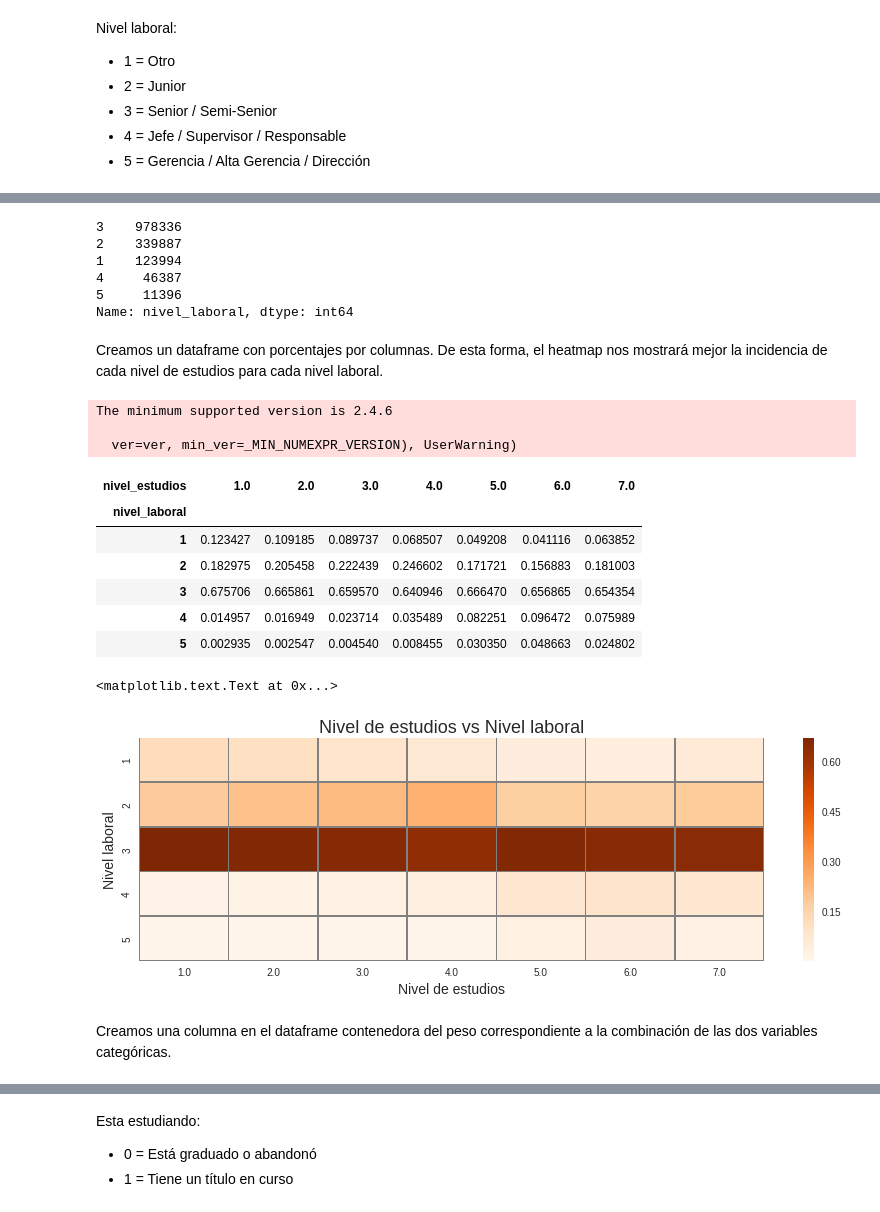
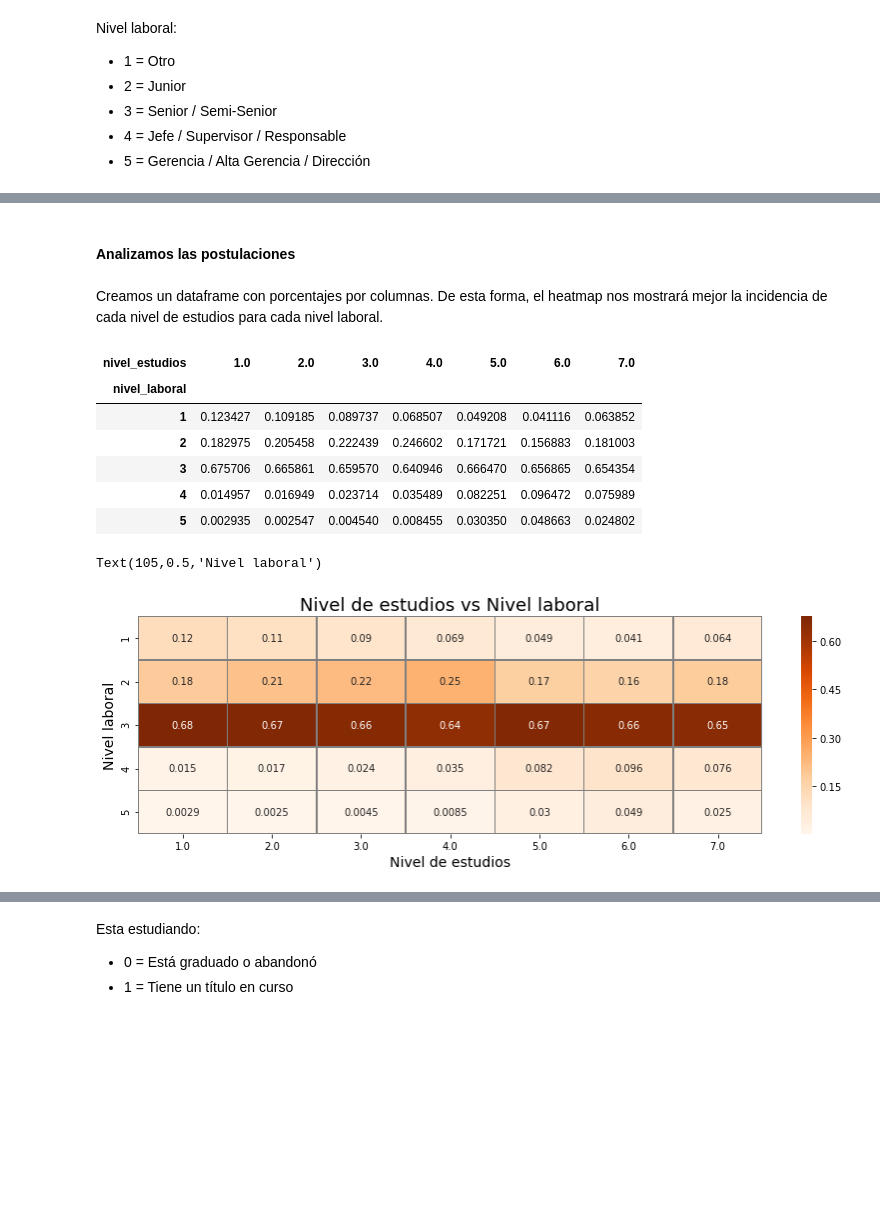
Before and after one commit to franhermani/TP2-7506, a Jupyter notebook: feature_engineering.ipynb, the cells around one changed output, grey strips where cells are left out. Cells and saved outputs as stored; diff of their text form; code cells hidden in the pictures; blank space fills up the shorter version.

```diff
--- a/feature_engineering.ipynb
+++ b/feature_engineering.ipynb
@@ -82,21 +121,11 @@ Name: nivel_estudios, dtype: int64
-# %%
-modelo_si['nivel_laboral'].value_counts()
-# %% [output]
-3    978336
-2    339887
-1    123994
-4     46387
-5     11396
-Name: nivel_laboral, dtype: int64
+# %% [markdown]
+#### Analizamos las postulaciones
 # %% [markdown]
 Creamos un dataframe con porcentajes por columnas. De esta forma, el heatmap nos mostrará mejor la incidencia de cada nivel de estudios para cada nivel laboral.
 # %%
-estudios_vs_laboral_t = pd.crosstab(modelo_si['nivel_laboral'], modelo_si['nivel_estudios'], normalize='columns')
-estudios_vs_laboral_t
+estudios_vs_laboral_si = pd.crosstab(modelo_si['nivel_laboral'], modelo_si['nivel_estudios'], normalize='columns')
+estudios_vs_laboral_si
 # %% [output]
-The minimum supported version is 2.4.6
-
-  ver=ver, min_ver=_MIN_NUMEXPR_VERSION), UserWarning)
 | nivel_estudios | 1.0 | 2.0 | 3.0 | 4.0 | 5.0 | 6.0 | 7.0 |
 | nivel_laboral |  |  |  |  |  |  |  |
 | 1 | 0.123427 | 0.109185 | 0.089737 | 0.068507 | 0.049208 | 0.041116 | 0.063852 |
@@ -106,14 +135,12 @@ The minimum supported version is 2.4.6
 | 5 | 0.002935 | 0.002547 | 0.004540 | 0.008455 | 0.030350 | 0.048663 | 0.024802 |
 # %%
 fig, ax = plt.subplots(figsize=(14,4))
-heatmap = sns.heatmap(estudios_vs_laboral_t, cmap='Oranges', robust=False, annot=False,\
+heatmap = sns.heatmap(estudios_vs_laboral_si, cmap='Oranges', robust=False, annot=True,\
                       linewidths=.5, linecolor='grey', ax=ax)
 
 heatmap.set_title('Nivel de estudios vs Nivel laboral', fontsize=18)
 heatmap.set_xlabel('Nivel de estudios', fontsize=14)
 heatmap.set_ylabel('Nivel laboral', fontsize=14)
 # %% [output]
-<matplotlib.text.Text at 0x...>
+Text(105,0.5,'Nivel laboral')
-[figure, old version]
+[figure, new version]
-# %% [markdown]
-Creamos una columna en el dataframe contenedora del peso correspondiente a la combinación de las dos variables categóricas.
```
Also changed, not shown: parts of 139 cells of this notebook.
